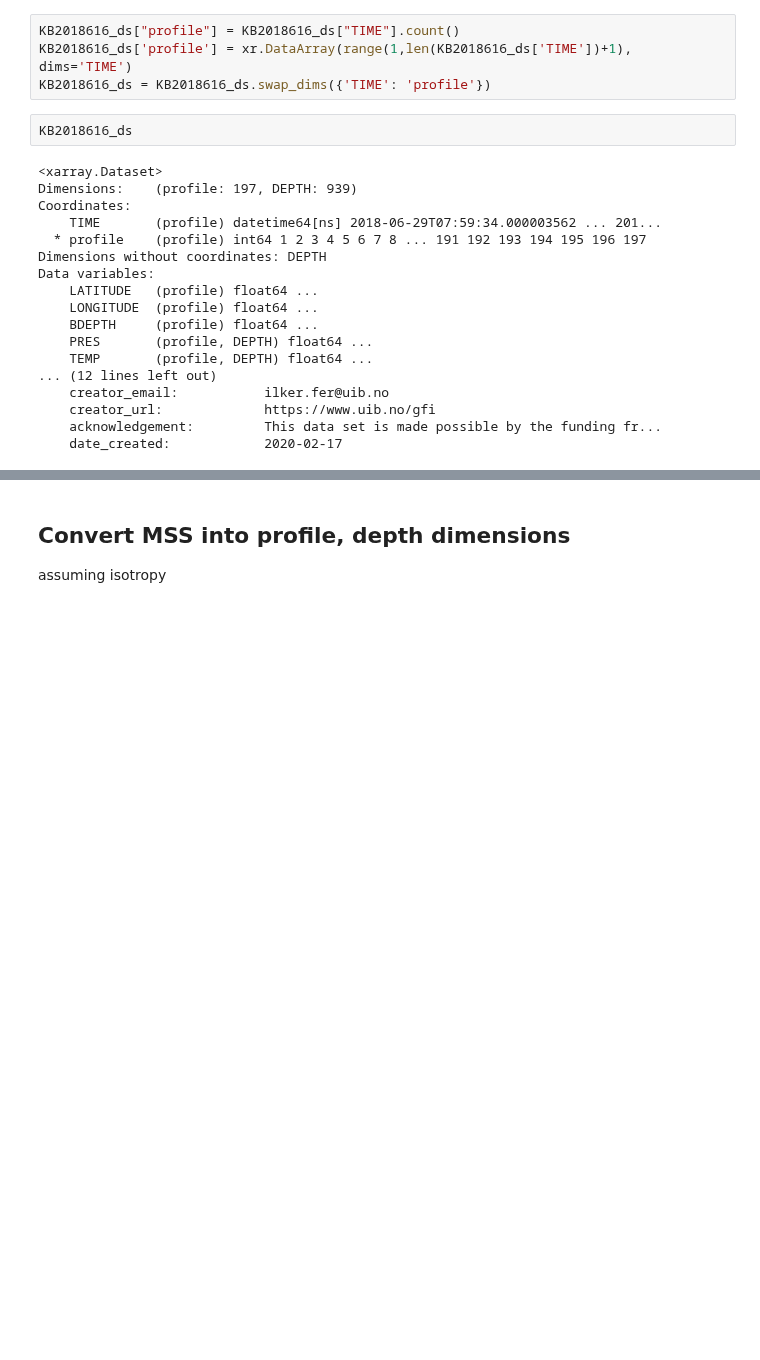
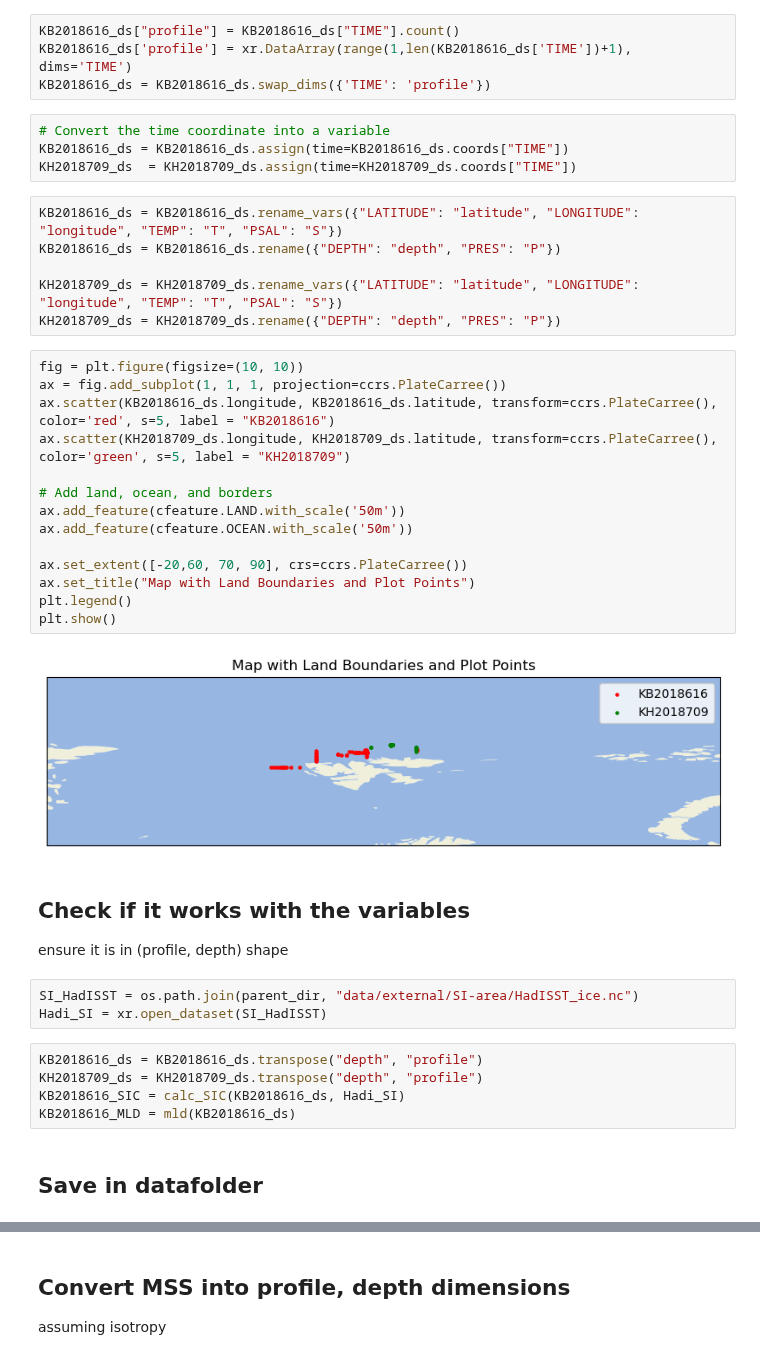
Before and after one commit to lisanneblok/ArcticTurbulence, a Jupyter notebook: notebooks/preprocessing/legacy_cruise.ipynb, the cells around one changed output, grey strips where cells are left out. Drawn from its saved outputs; the diff is of its cells as text; blank space fills up the shorter version.

```diff
--- a/notebooks/preprocessing/legacy_cruise.ipynb
+++ b/notebooks/preprocessing/legacy_cruise.ipynb
@@ -53,23 +57,43 @@ KH2018709_ds = KH2018709_ds.swap_dims({'TIME': 'profile'})
 KB2018616_ds["profile"] = KB2018616_ds["TIME"].count()
 KB2018616_ds['profile'] = xr.DataArray(range(1,len(KB2018616_ds['TIME'])+1), dims='TIME')
 KB2018616_ds = KB2018616_ds.swap_dims({'TIME': 'profile'})
-# %%
-KB2018616_ds
-# %% [output]
-<xarray.Dataset>
-Dimensions:    (profile: 197, DEPTH: 939)
-Coordinates:
-    TIME       (profile) datetime64[ns] 2018-06-29T07:59:34.000003562 ... 201...
-  * profile    (profile) int64 1 2 3 4 5 6 7 8 ... 191 192 193 194 195 196 197
-Dimensions without coordinates: DEPTH
-Data variables:
-    LATITUDE   (profile) float64 ...
-    LONGITUDE  (profile) float64 ...
-    BDEPTH     (profile) float64 ...
-    PRES       (profile, DEPTH) float64 ...
-    TEMP       (profile, DEPTH) float64 ...
-... (12 lines left out)
-    creator_email:           ilker.fer@uib.no
-    creator_url:             https://www.uib.no/gfi
-    acknowledgement:         This data set is made possible by the funding fr...
-    date_created:            2020-02-17
+# %%
+# Convert the time coordinate into a variable
+KB2018616_ds = KB2018616_ds.assign(time=KB2018616_ds.coords["TIME"])
+KH2018709_ds  = KH2018709_ds.assign(time=KH2018709_ds.coords["TIME"])
+# %%
+KB2018616_ds = KB2018616_ds.rename_vars({"LATITUDE": "latitude", "LONGITUDE": "longitude", "TEMP": "T", "PSAL": "S"})
+KB2018616_ds = KB2018616_ds.rename({"DEPTH": "depth", "PRES": "P"})
+
+KH2018709_ds = KH2018709_ds.rename_vars({"LATITUDE": "latitude", "LONGITUDE": "longitude", "TEMP": "T", "PSAL": "S"})
+KH2018709_ds = KH2018709_ds.rename({"DEPTH": "depth", "PRES": "P"})
+# %%
+fig = plt.figure(figsize=(10, 10))
+ax = fig.add_subplot(1, 1, 1, projection=ccrs.PlateCarree())
+ax.scatter(KB2018616_ds.longitude, KB2018616_ds.latitude, transform=ccrs.PlateCarree(), color='red', s=5, label = "KB2018616")
+ax.scatter(KH2018709_ds.longitude, KH2018709_ds.latitude, transform=ccrs.PlateCarree(), color='green', s=5, label = "KH2018709")
+
+# Add land, ocean, and borders
+ax.add_feature(cfeature.LAND.with_scale('50m'))
+ax.add_feature(cfeature.OCEAN.with_scale('50m'))
+
+ax.set_extent([-20,60, 70, 90], crs=ccrs.PlateCarree())
+ax.set_title("Map with Land Boundaries and Plot Points")
+plt.legend()
+plt.show()
+# %% [output]
+[figure, added]
+# %% [markdown]
+## Check if it works with the variables
+
+ensure it is in (profile, depth) shape
+# %%
+SI_HadISST = os.path.join(parent_dir, "data/external/SI-area/HadISST_ice.nc")
+Hadi_SI = xr.open_dataset(SI_HadISST)
+# %%
+KB2018616_ds = KB2018616_ds.transpose("depth", "profile")
+KH2018709_ds = KH2018709_ds.transpose("depth", "profile")
+KB2018616_SIC = calc_SIC(KB2018616_ds, Hadi_SI)
+KB2018616_MLD = mld(KB2018616_ds)
+# %% [markdown]
+## Save in datafolder
```
Also changed, not shown: parts of 11 cells of this notebook, 2 other files.
